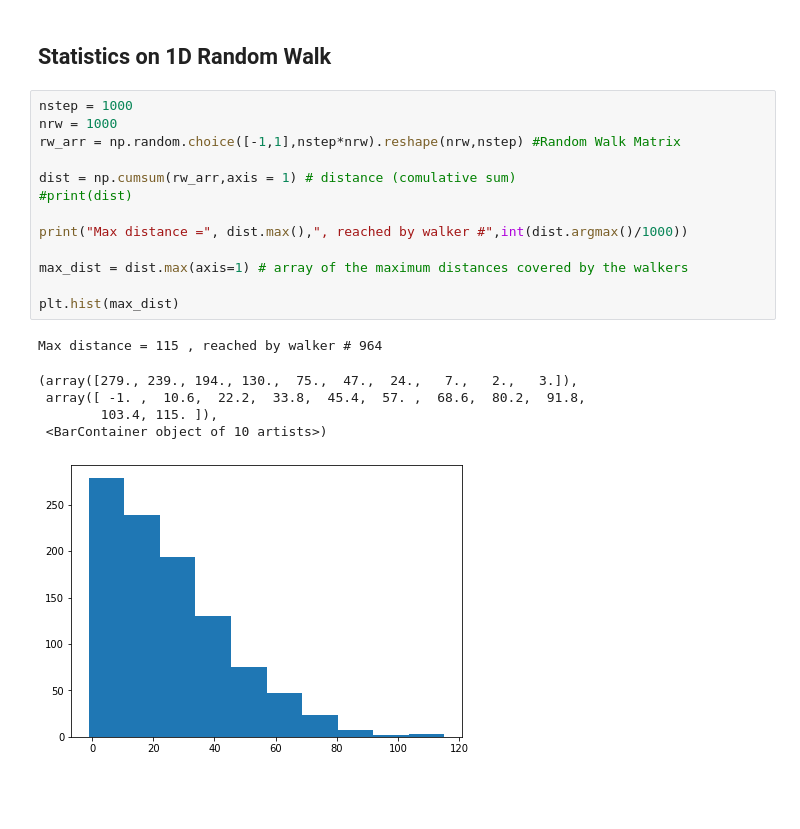
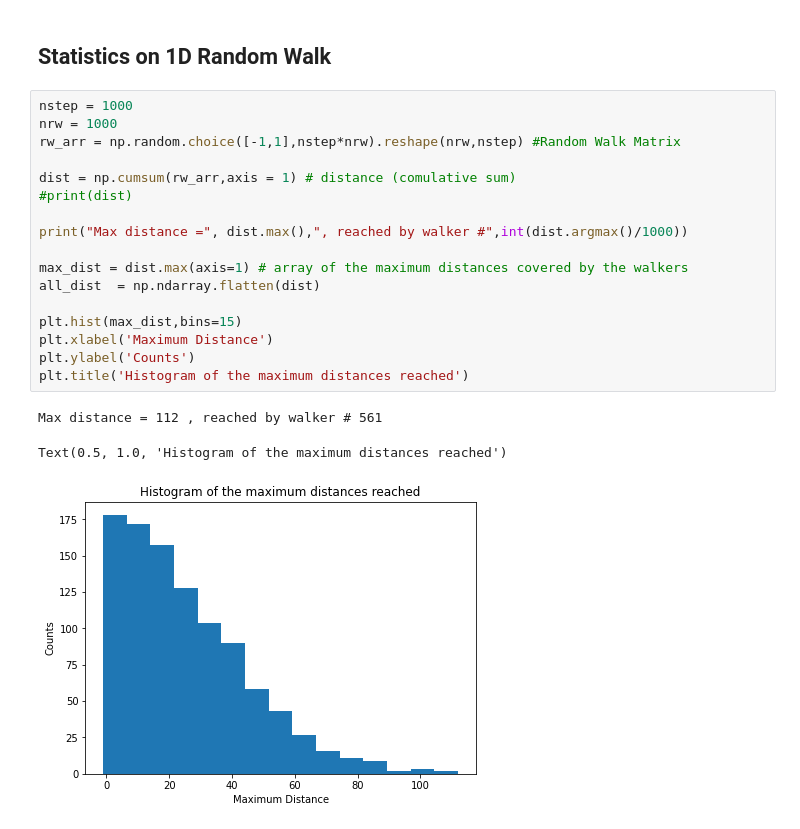
Before and after one commit to PaoloSalomone/LAB, a Jupyter notebook: 3b.ipynb, the cells around one changed output. Drawn from its saved outputs; the diff is of its cells as text; blank space fills up the shorter version.

```diff
--- a/3b.ipynb
+++ b/3b.ipynb
@@ -37,20 +37,21 @@ Min distance = -38 , reached at step # =  925
 # %%
 nstep = 1000
 nrw = 1000
 rw_arr = np.random.choice([-1,1],nstep*nrw).reshape(nrw,nstep) #Random Walk Matrix
 
 dist = np.cumsum(rw_arr,axis = 1) # distance (comulative sum)
 #print(dist)
 
 print("Max distance =", dist.max(),", reached by walker #",int(dist.argmax()/1000))
 
 max_dist = dist.max(axis=1) # array of the maximum distances covered by the walkers
+all_dist  = np.ndarray.flatten(dist)
 
-plt.hist(max_dist)
+plt.hist(max_dist,bins=15)
+plt.xlabel('Maximum Distance')
+plt.ylabel('Counts')
+plt.title('Histogram of the maximum distances reached')
 # %% [output]
-Max distance = 115 , reached by walker # 964
+Max distance = 112 , reached by walker # 561
-(array([279., 239., 194., 130.,  75.,  47.,  24.,   7.,   2.,   3.]),
- array([ -1. ,  10.6,  22.2,  33.8,  45.4,  57. ,  68.6,  80.2,  91.8,
-        103.4, 115. ]),
- <BarContainer object of 10 artists>)
+Text(0.5, 1.0, 'Histogram of the maximum distances reached')
-[figure, old version]
+[figure, new version]
```
Also changed, not shown: parts of 1 cell of this notebook.
